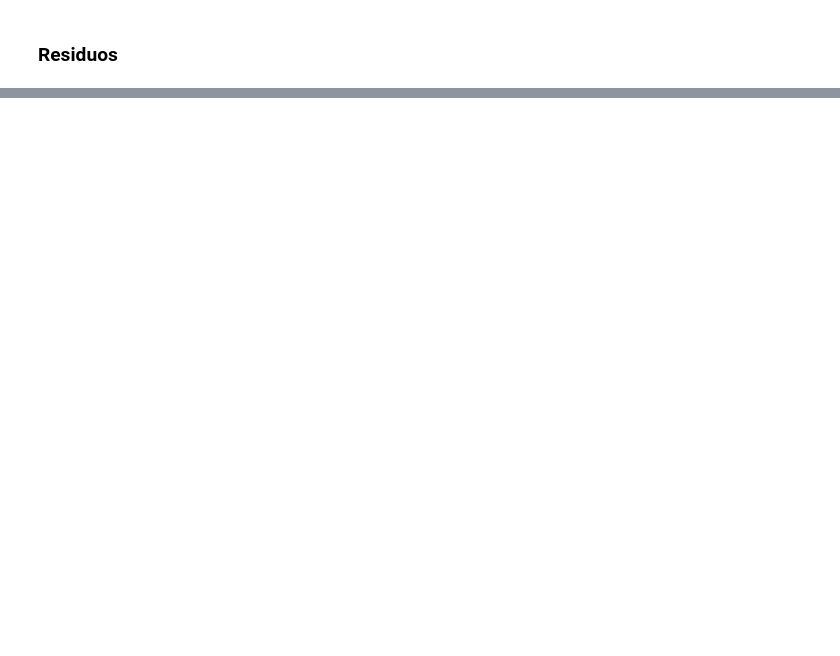
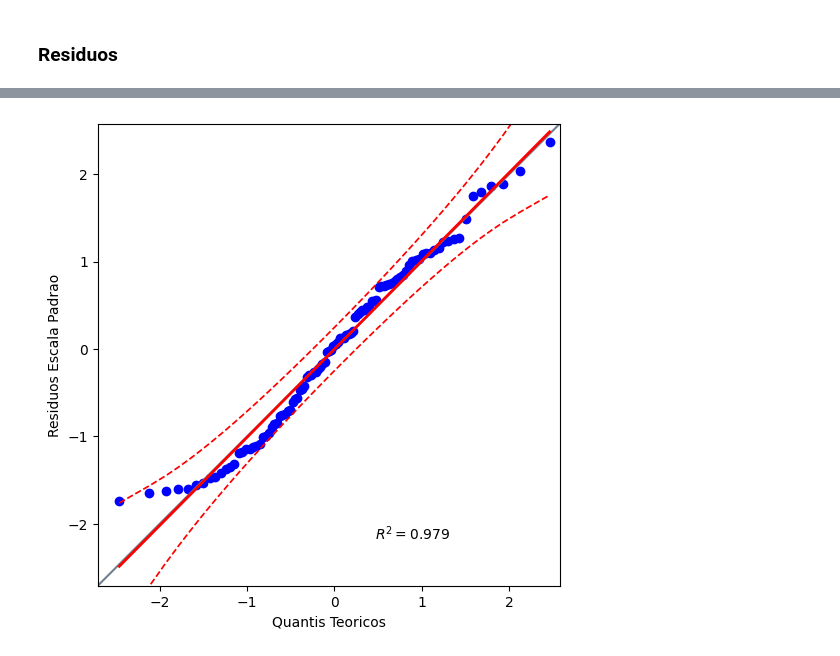
Before and after one commit to luan-albuquerque/AI-Development, a Jupyter notebook: IA-Challenge-Polynomial-Regression/modelo.ipynb, the cells around one changed output, grey strips where cells are left out. Drawn from its saved outputs; the diff is of its cells as text; code cells hidden in the pictures; blank space fills up the shorter version.

```diff
--- a/IA-Challenge-Polynomial-Regression/modelo.ipynb
+++ b/IA-Challenge-Polynomial-Regression/modelo.ipynb
@@ -253,0 +375,10 @@ Text(0, 0.5, 'Residuos na escala padrao')
+# %%
+import pingouin as pg
+
+plt.figure(figsize=(15,6))
+pg.qqplot(x=residuos_values, dist='norm', confidence=0.95)
+plt.xlabel('Quantis Teoricos')
+plt.ylabel('Residuos Escala Padrao')
+plt.show()
+# %% [output]
+[figure, added]
```
Also changed, not shown: parts of 33 cells of this notebook, 1 other file.
